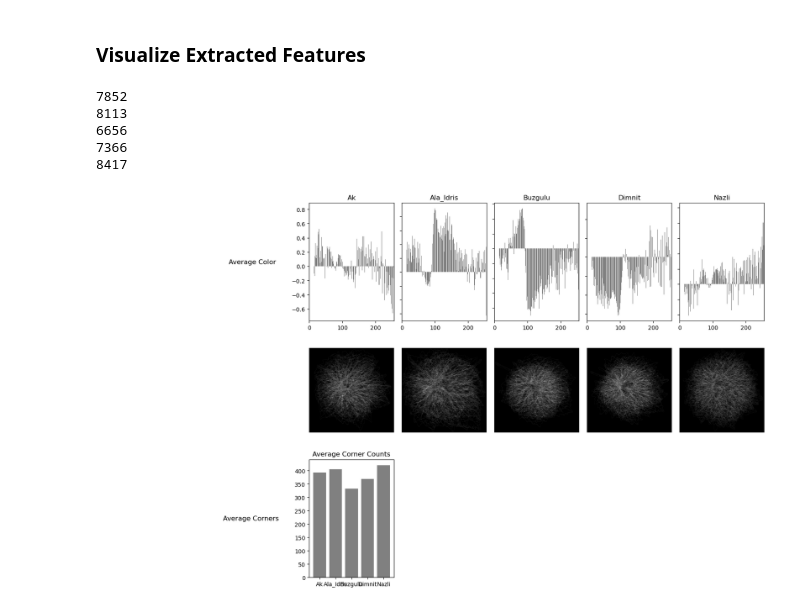
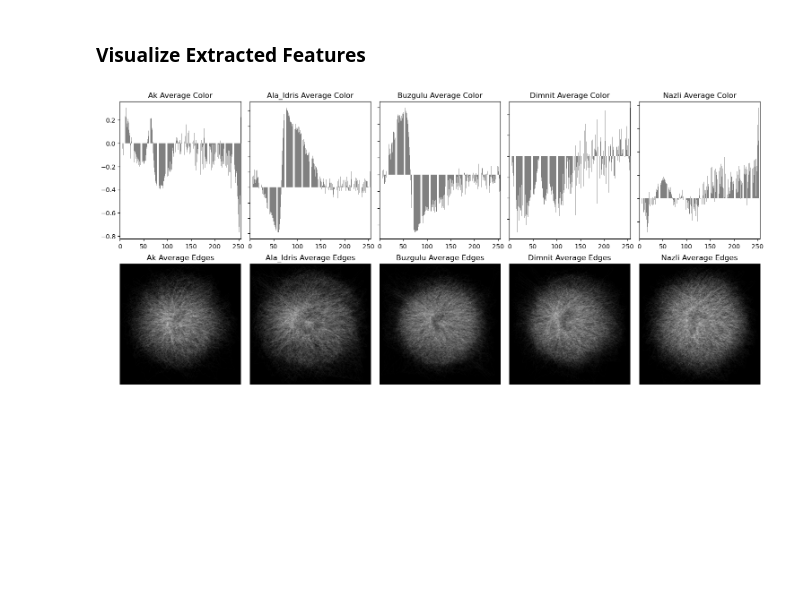
Before and after one commit to dsm1015/ML-480, a Jupyter notebook: SVM_and_Decision_Trees_Assignment/Grapvine_SVM_and_Decision_Tree.ipynb, the cells around one changed output. Drawn from its saved outputs; the diff is of its cells as text; code cells hidden in the pictures; blank space fills up the shorter version.

```diff
--- a/SVM_and_Decision_Trees_Assignment/Grapvine_SVM_and_Decision_Tree.ipynb
+++ b/SVM_and_Decision_Trees_Assignment/Grapvine_SVM_and_Decision_Tree.ipynb
@@ -8,10 +11,11 @@ Dataset Link: https://www.kaggle.com/datasets/muratkokludataset/grapevine-leaves
 import os
 import zipfile
 
-SAMPLE_SIZE_PER_CLASS = 20
+SAMPLE_SIZE_PER_CLASS = 100
 IMAGE_DIMENSION = (128, 128)
 IMAGE_DISPLAY_COUNT = 5
 NUM_LABELS = 5
+RANDOM_SEED = 48
 
 dataset_file = "Grapevine_Leaves_Image_Dataset.zip"
 data_top_folder = "Data"
@@ -21,7 +25,6 @@ with zipfile.ZipFile(dataset_file, 'r') as zip_ref:
     zip_ref.extractall(data_top_folder)
 
 # Checking the contents of the extracted dataset folder
-
 extracted_files = os.listdir(dataset_folder)
 extracted_files
 # %% [output]
@@ -180,13 +225,13 @@ Corners shape: 103
 # %% [markdown]
 ### Visualize Extracted Features
 # %%
-N = 256  # Adjust this based on how many color histogram features you have
+from matplotlib.gridspec import GridSpec
 
-# Extract color features and labels
+N = 256
+
 color_features = scaled_features_df.iloc[:, :N]
 labels = scaled_features_df['label']
 
-# Group by label and calculate the mean
 average_colors = color_features.groupby(labels).mean()
 
 def compute_average_edge_image(image_paths):
@@ -200,68 +245,47 @@ def compute_average_edge_image(image_paths):
 
         if sum_edges is None:
             sum_edges = np.zeros_like(edges, dtype=np.float32)
 
         sum_edges += edges
         count += 1
 
     # Compute the average
     avg_edges = sum_edges / count
     return avg_edges
 
-
-def compute_average_corner_count(image_paths):
-    total_corners = 0
-    quality_level = 0.01  # Adjust this threshold as needed
-    for image_path in image_paths:
-        image = cv2.imread(str(image_path), cv2.IMREAD_GRAYSCALE)
-        corners = cv2.goodFeaturesToTrack(image, 0, quality_level, 10)
-        total_corners += len(corners) if corners is not None else 0
-    print(total_corners)
-    return total_corners / len(image_paths)
-
 average_edge_images = {}
-average_corner_counts = {}
 
 for label in average_colors.index:
     image_files = scaled_features_df[scaled_features_df['label'] == label]['image_path']
     average_edge_images[label] = compute_average_edge_image(image_files)
-    average_corner_counts[label] = compute_average_corner_count(image_files)
 
 
 bins = 256
 
 num_labels = average_colors.shape[0]
-fig, axs = plt.subplots(3, num_labels, figsize=(15, 10))  # Adjust the size as needed
 
+fig = plt.figure(figsize=(15, 7))
+
+# Create a GridSpec layout
+gs = GridSpec(2, num_labels, figure=fig)
+
+# First row for Average Color
 for i, label in enumerate(average_colors.index):
-    axs[0, i].bar(range(bins), average_colors.loc[label], color='gray')
-    axs[0, i].set_title(label)
-    axs[0, i].set_xlim([0, bins - 1])
+    ax = fig.add_subplot(gs[0, i])
+    ax.bar(range(bins), average_colors.loc[label], color='gray')
+    ax.set_title(label + ' Average Color')
+    ax.set_xlim([0, bins - 1])
     if i > 0:
-        axs[0, i].set_yticklabels([])  # Hide the y-axis labels for all but the first subplot
+        ax.set_yticklabels([])
 
+# Second row for Average Edges
 for i, label in enumerate(average_edge_images):
-    axs[1, i].imshow(average_edge_images[label], cmap='gray')
-    axs[1, i].axis('off')  # Turn off axis
-
-# Plotting Average Corner Counts on single bar plot in row 3
-axs[2, 0].bar(average_corner_counts.keys(), average_corner_counts.values(), color='gray')
-axs[2, 0].set_title('Average Corner Counts')
-for j in range(1, num_labels):
-    axs[2, j].axis('off')
-
-row_labels = ['Average Color', 'Average Edges', 'Average Corners']
-for i, label in enumerate(row_labels):
-    axs[i, 0].annotate(label, xy=(0, 0.5), xytext=(-axs[i, 0].yaxis.labelpad - 20, 0),
-                      xycoords=axs[i, 0].yaxis.label, textcoords='offset points',
-                      size='large', ha='right', va='center')
+    ax = fig.add_subplot(gs[1, i])
+    ax.set_title(label + ' Average Edges')
+    ax.imshow(average_edge_images[label], cmap='gray')
+    ax.axis('off')
 
 plt.tight_layout()
 plt.show()
 # %% [output]
-7852
-8113
-6656
-7366
-8417
-[figure, old version]
+[figure, new version]
```
Also changed, not shown: parts of 20 cells of this notebook, 1 other file.
